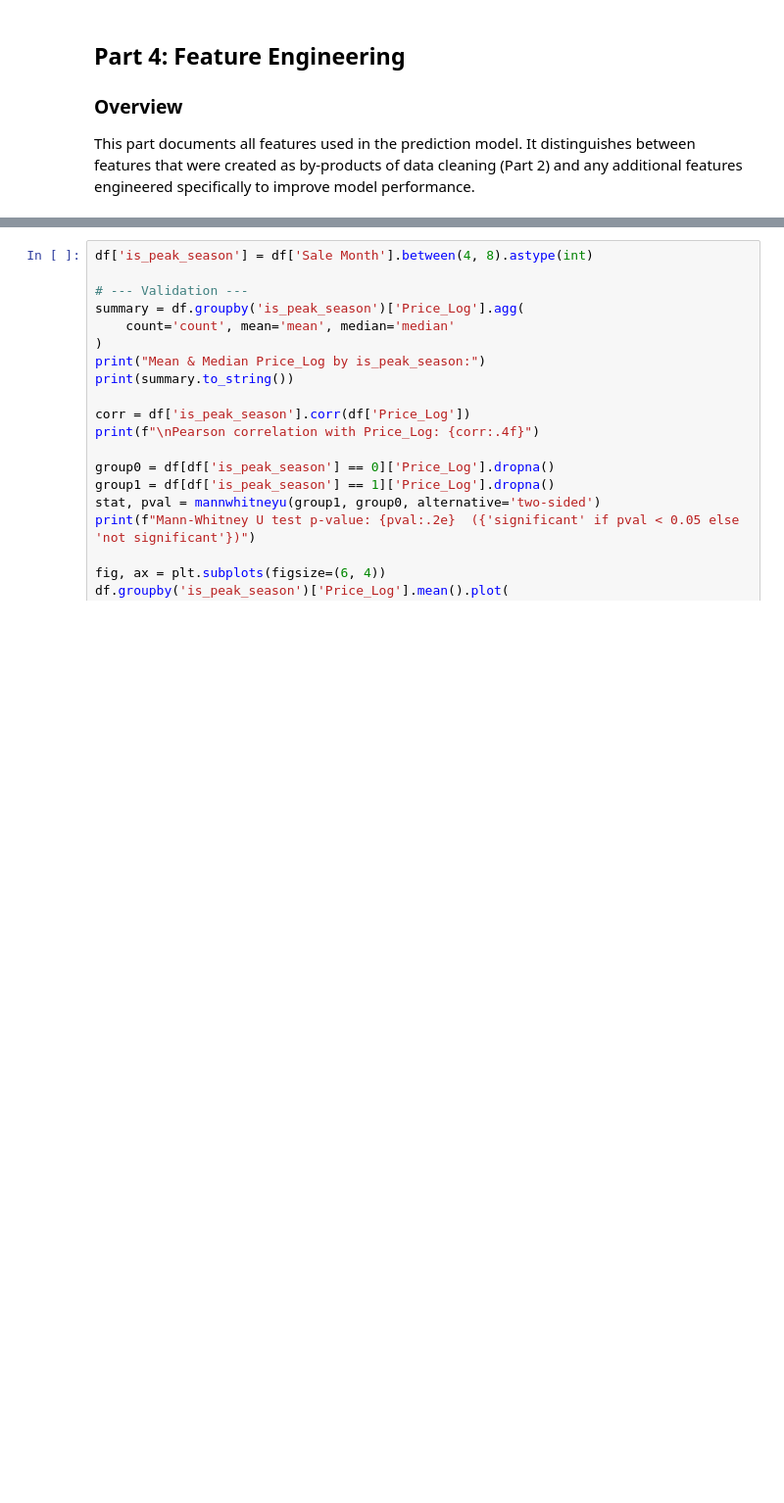
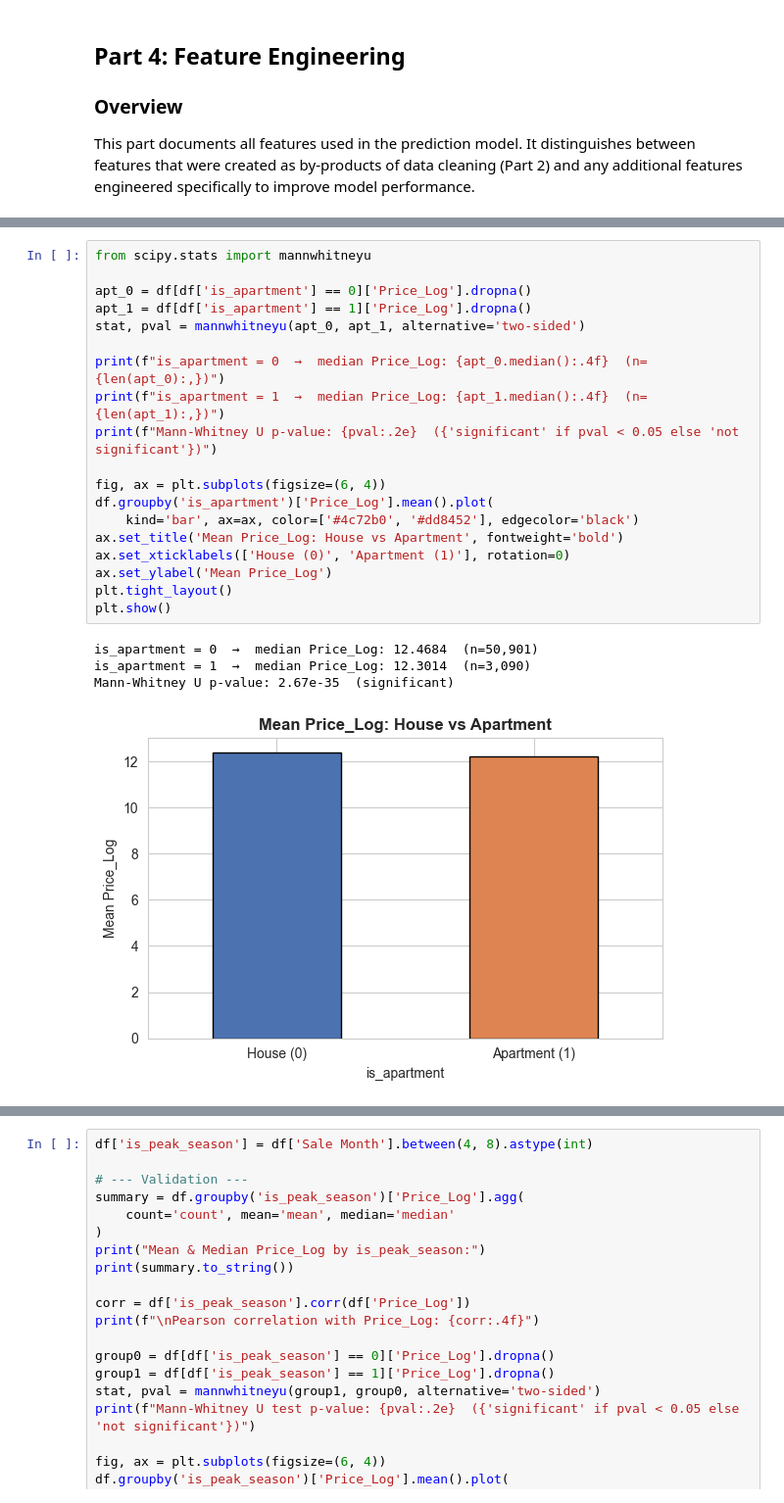
Before and after one commit to ucdda/COMP47350_DataAnalysis, a Jupyter notebook: organize/project.ipynb, the cells around one changed output, grey strips where cells are left out. Shown at 98% size. Saved outputs shown, nothing was run; the diff lists cells and outputs as text; blank space fills up the shorter version.

```diff
--- a/organize/project.ipynb
+++ b/organize/project.ipynb
@@ -1457 +1506,25 @@ These features are used directly in Part 5 without further transformation.
+# %%
+from scipy.stats import mannwhitneyu
+
+apt_0 = df[df['is_apartment'] == 0]['Price_Log'].dropna()
+apt_1 = df[df['is_apartment'] == 1]['Price_Log'].dropna()
+stat, pval = mannwhitneyu(apt_0, apt_1, alternative='two-sided')
+
+print(f"is_apartment = 0  →  median Price_Log: {apt_0.median():.4f}  (n={len(apt_0):,})")
+print(f"is_apartment = 1  →  median Price_Log: {apt_1.median():.4f}  (n={len(apt_1):,})")
+print(f"Mann-Whitney U p-value: {pval:.2e}  ({'significant' if pval < 0.05 else 'not significant'})")
+
+fig, ax = plt.subplots(figsize=(6, 4))
+df.groupby('is_apartment')['Price_Log'].mean().plot(
+    kind='bar', ax=ax, color=['#4c72b0', '#dd8452'], edgecolor='black')
+ax.set_title('Mean Price_Log: House vs Apartment', fontweight='bold')
+ax.set_xticklabels(['House (0)', 'Apartment (1)'], rotation=0)
+ax.set_ylabel('Mean Price_Log')
+plt.tight_layout()
+plt.show()
+# %% [output]
+is_apartment = 0  →  median Price_Log: 12.4684  (n=50,901)
+is_apartment = 1  →  median Price_Log: 12.3014  (n=3,090)
+Mann-Whitney U p-value: 2.67e-35  (significant)
+[figure, added]
 # %% [markdown]
```
Also changed, not shown: parts of 10 cells of this notebook.
